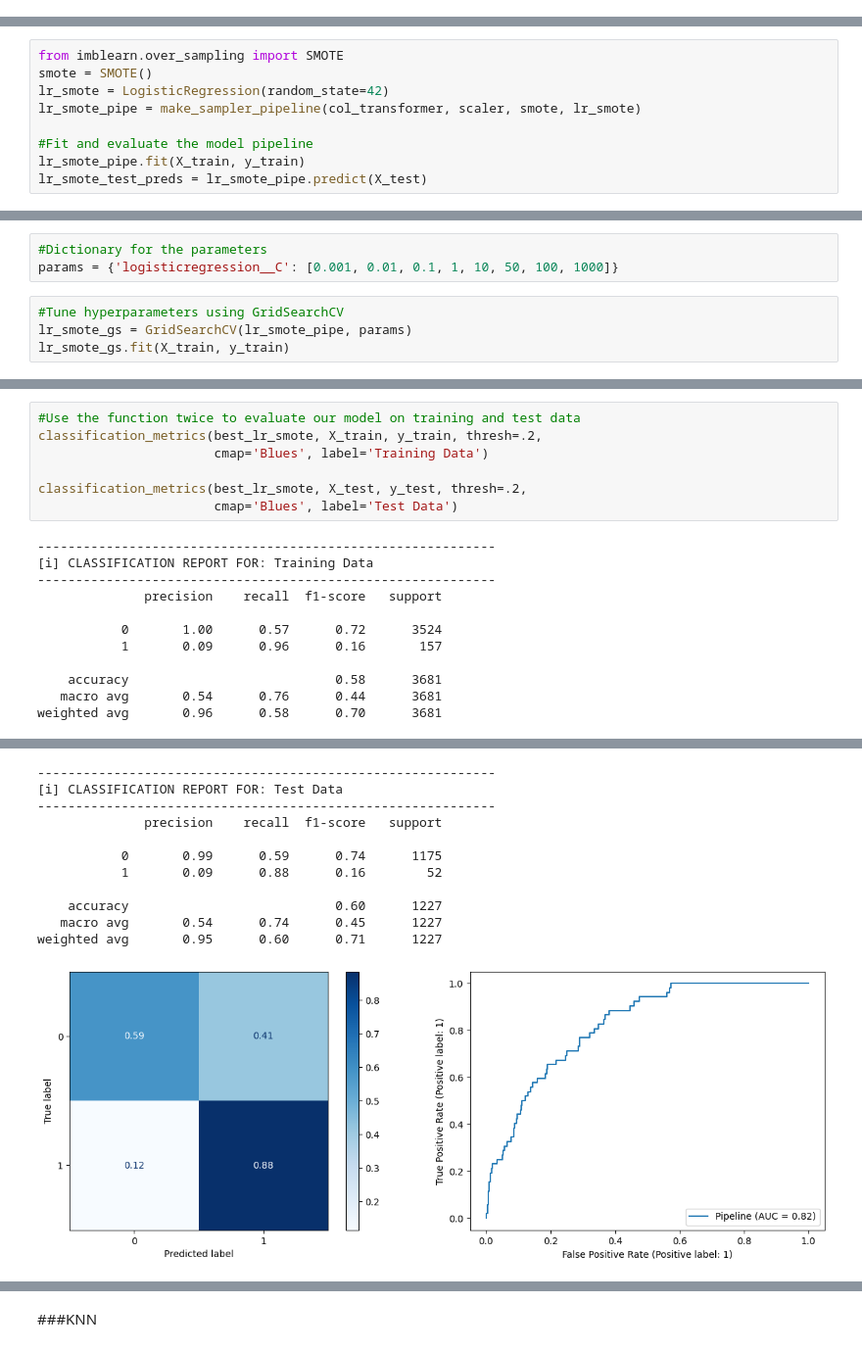
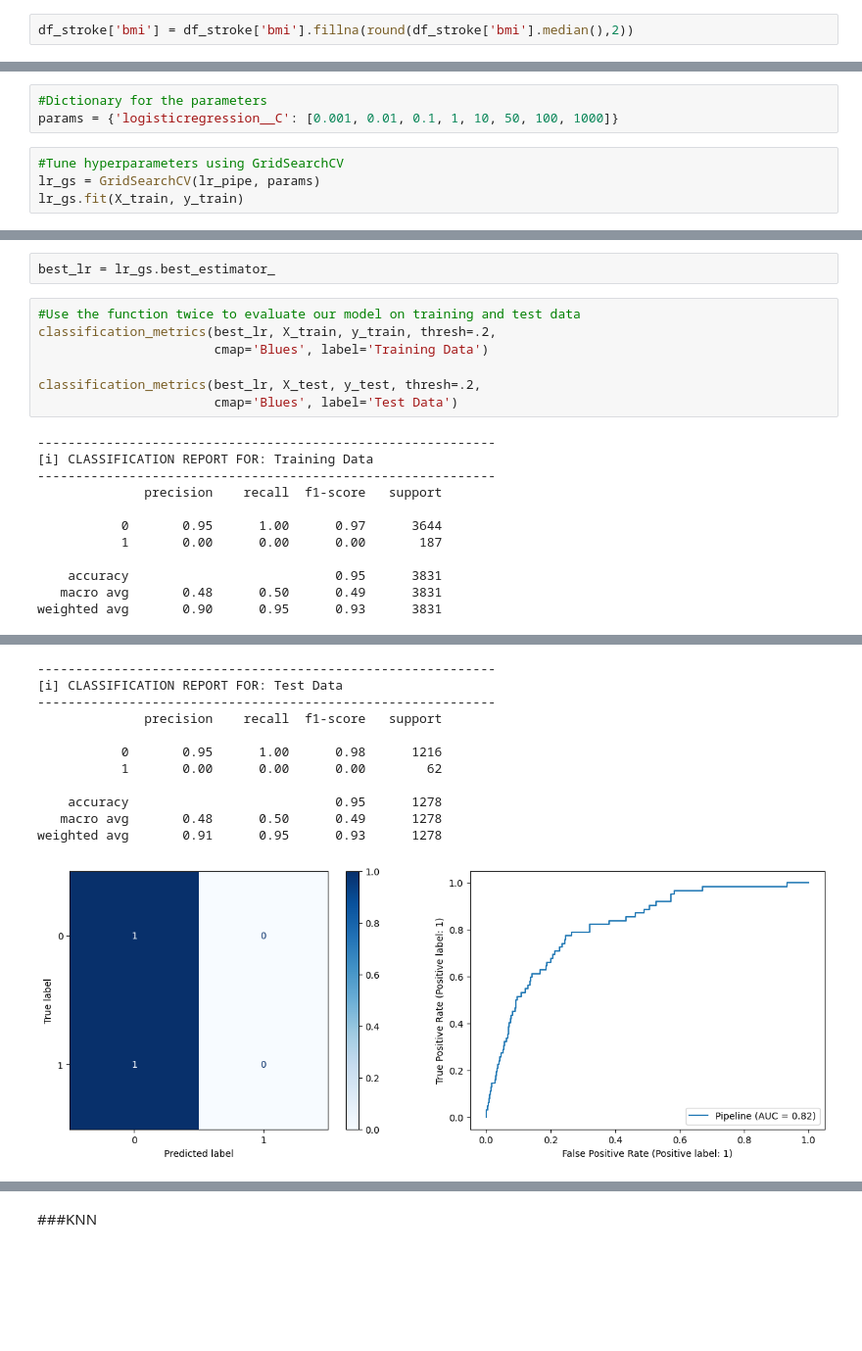
Before and after one commit to patelmedha/Stroke-Prediction, a Jupyter notebook: Stroke_Prediction.ipynb, the cells around one changed output, grey strips where cells are left out. Shown at 98% size. Cells and saved outputs as stored; diff of their text form; blank space fills up the shorter version.

```diff
--- a/Stroke_Prediction.ipynb
+++ b/Stroke_Prediction.ipynb
@@ -172,3 +171,5 @@ df_stroke.dropna(subset=['bmi'],inplace=True)
+# %%
+df_stroke['bmi'] = df_stroke['bmi'].fillna(round(df_stroke['bmi'].median(),2))
 # %%
 #Missing Values in Percent
 df_stroke.isna().sum()/100
@@ -1043,9 +1040,0 @@ weighted avg       0.93      0.94      0.94      1227
-# %%
-from imblearn.over_sampling import SMOTE
-smote = SMOTE()
-lr_smote = LogisticRegression(random_state=42)
-lr_smote_pipe = make_sampler_pipeline(col_transformer, scaler, smote, lr_smote)
-
-#Fit and evaluate the model pipeline
-lr_smote_pipe.fit(X_train, y_train)
-lr_smote_test_preds = lr_smote_pipe.predict(X_test)
@@ -1118,8 +1066,8 @@ lr_smote_pipe.get_params()
 params = {'logisticregression__C': [0.001, 0.01, 0.1, 1, 10, 50, 100, 1000]}
 # %%
 #Tune hyperparameters using GridSearchCV
-lr_smote_gs = GridSearchCV(lr_smote_pipe, params)
-lr_smote_gs.fit(X_train, y_train)
+lr_gs = GridSearchCV(lr_pipe, params)
+lr_gs.fit(X_train, y_train)
 # %% [output]
 GridSearchCV(estimator=Pipeline(steps=[('columntransformer',
                                         ColumnTransformer(transformers=[('numeric',
@@ -1151,9 +1095,11 @@ best_lr_smote = lr_smote_gs.best_estimator_
+# %%
+best_lr = lr_gs.best_estimator_
 # %%
 #Use the function twice to evaluate our model on training and test data
-classification_metrics(best_lr_smote, X_train, y_train, thresh=.2,
+classification_metrics(best_lr, X_train, y_train, thresh=.2,
                        cmap='Blues', label='Training Data')
 
-classification_metrics(best_lr_smote, X_test, y_test, thresh=.2,
+classification_metrics(best_lr, X_test, y_test, thresh=.2,
                        cmap='Blues', label='Test Data')
 # %% [output]
 ------------------------------------------------------------
@@ -1161,9 +1107,9 @@ classification_metrics(best_lr_smote, X_test, y_test, thresh=.2,
 ------------------------------------------------------------
               precision    recall  f1-score   support
 
-           0       1.00      0.57      0.72      3524
-           1       0.09      0.96      0.16       157
+           0       0.95      1.00      0.97      3644
+           1       0.00      0.00      0.00       187
 
-    accuracy                           0.58      3681
-   macro avg       0.54      0.76      0.44      3681
-weighted avg       0.96      0.58      0.70      3681
+    accuracy                           0.95      3831
+   macro avg       0.48      0.50      0.49      3831
+weighted avg       0.90      0.95      0.93      3831
@@ -1171,12 +1117,12 @@ weighted avg       0.96      0.58      0.70      3681
 ------------------------------------------------------------
 [i] CLASSIFICATION REPORT FOR: Test Data
 ------------------------------------------------------------
               precision    recall  f1-score   support
 
-           0       0.99      0.59      0.74      1175
-           1       0.09      0.88      0.16        52
+           0       0.95      1.00      0.98      1216
+           1       0.00      0.00      0.00        62
 
-    accuracy                           0.60      1227
-   macro avg       0.54      0.74      0.45      1227
-weighted avg       0.95      0.60      0.71      1227
+    accuracy                           0.95      1278
+   macro avg       0.48      0.50      0.49      1278
+weighted avg       0.91      0.95      0.93      1278
-[figure, old version]
+[figure, new version]
```
Also changed, not shown: parts of 137 cells of this notebook.
